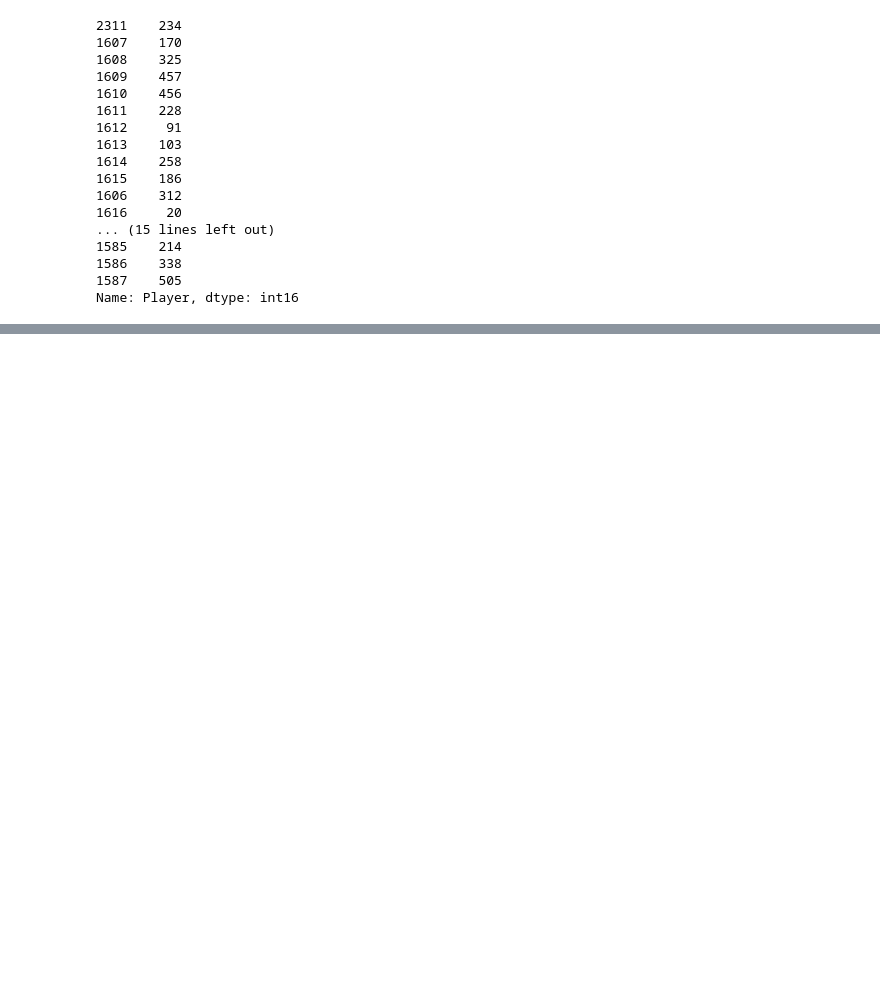
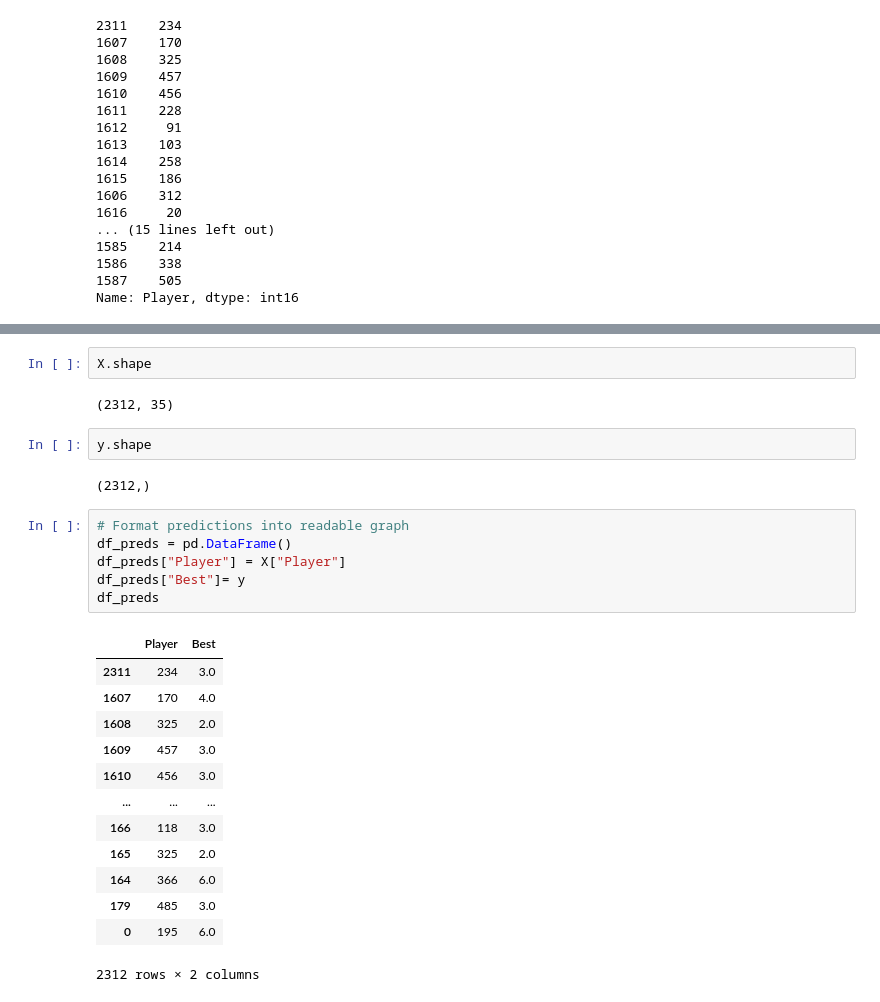
Before and after one commit to Nunnelee/pga-project, a Jupyter notebook: End-to-end-PGA-Best.ipynb, the cells around one changed output, grey strips where cells are left out. Drawn from its saved outputs; the diff is of its cells as text; blank space fills up the shorter version.

```diff
--- a/End-to-end-PGA-Best.ipynb
+++ b/End-to-end-PGA-Best.ipynb
@@ -710,0 +934,28 @@ Name: Player, dtype: int16
+# %%
+X.shape
+# %% [output]
+(2312, 35)
+# %%
+y.shape
+# %% [output]
+(2312,)
+# %%
+# Format predictions into readable graph
+df_preds = pd.DataFrame()
+df_preds["Player"] = X["Player"]
+df_preds["Best"]= y
+df_preds
+# %% [output]
+|  | Player | Best |
+| 2311 | 234 | 3.0 |
+| 1607 | 170 | 4.0 |
+| 1608 | 325 | 2.0 |
+| 1609 | 457 | 3.0 |
+| 1610 | 456 | 3.0 |
+| ... | ... | ... |
+| 166 | 118 | 3.0 |
+| 165 | 325 | 2.0 |
+| 164 | 366 | 6.0 |
+| 179 | 485 | 3.0 |
+| 0 | 195 | 6.0 |
+2312 rows × 2 columns
```
Also changed, not shown: parts of 30 cells of this notebook.
